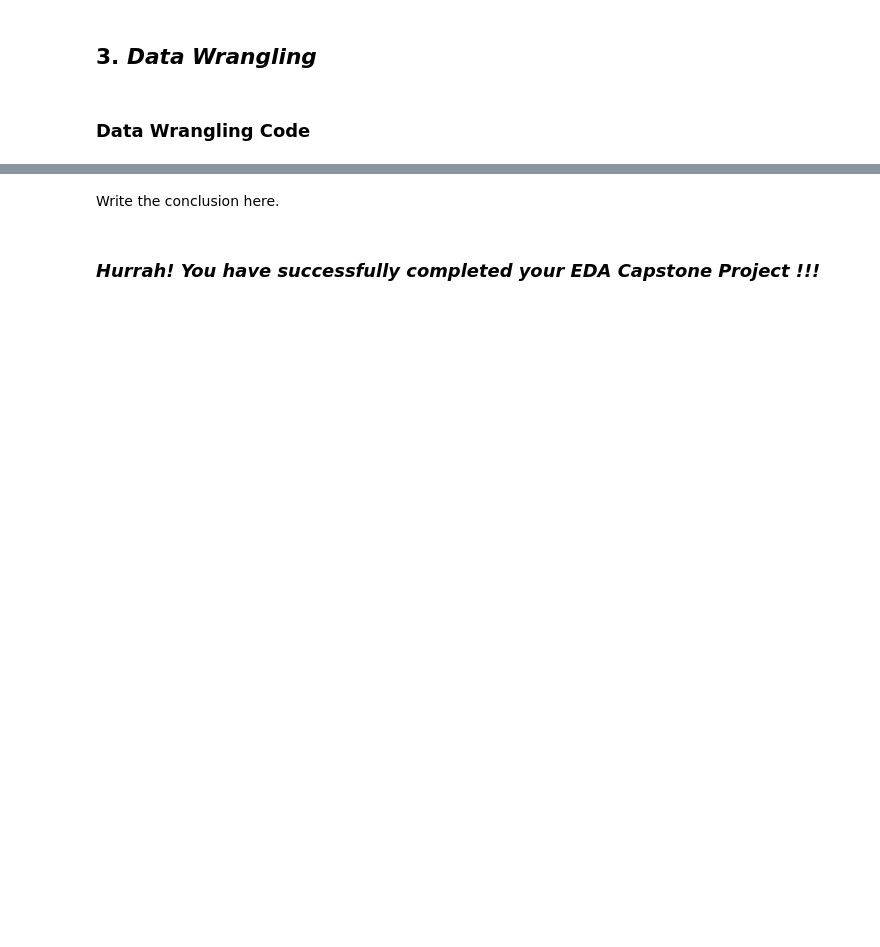
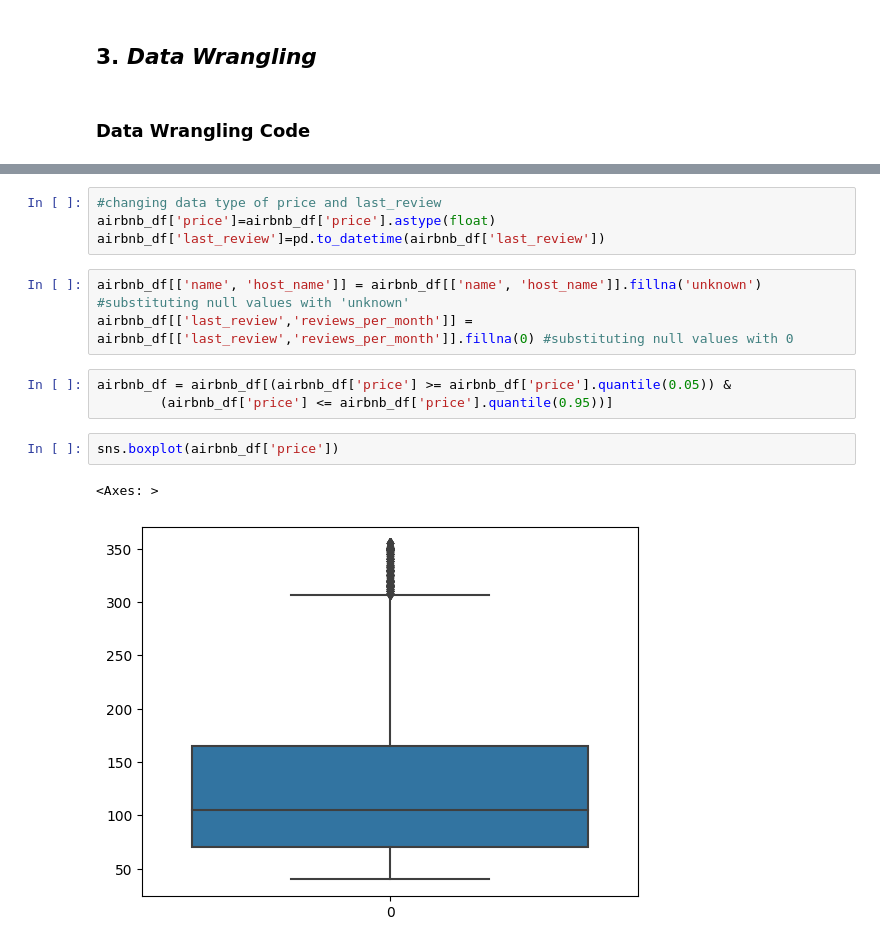
Before and after one commit to shahlobsha/Airbnb-Eda-Capstone-Project, a Jupyter notebook: Drafts/Airbnb_EDA_Analysis_Draft_1.ipynb, the cells around one changed output, grey strips where cells are left out. Drawn from its saved outputs; the diff is of its cells as text; blank space fills up the shorter version.

```diff
--- a/Drafts/Airbnb_EDA_Analysis_Draft_1.ipynb
+++ b/Drafts/Airbnb_EDA_Analysis_Draft_1.ipynb
@@ -409,4 +275,15 @@ Answer Here.
-# %% [markdown]
-Write the conclusion here.
-# %% [markdown]
-### ***Hurrah! You have successfully completed your EDA Capstone Project !!!***
+# %%
+#changing data type of price and last_review
+airbnb_df['price']=airbnb_df['price'].astype(float)
+airbnb_df['last_review']=pd.to_datetime(airbnb_df['last_review'])
+# %%
+airbnb_df[['name', 'host_name']] = airbnb_df[['name', 'host_name']].fillna('unknown')  #substituting null values with 'unknown'
+airbnb_df[['last_review','reviews_per_month']] = airbnb_df[['last_review','reviews_per_month']].fillna(0) #substituting null values with 0
+# %%
+airbnb_df = airbnb_df[(airbnb_df['price'] >= airbnb_df['price'].quantile(0.05)) &
+        (airbnb_df['price'] <= airbnb_df['price'].quantile(0.95))]
+# %%
+sns.boxplot(airbnb_df['price'])
+# %% [output]
+<Axes: >
+[figure, added]
```
Also changed, not shown: parts of 153 cells of this notebook.
